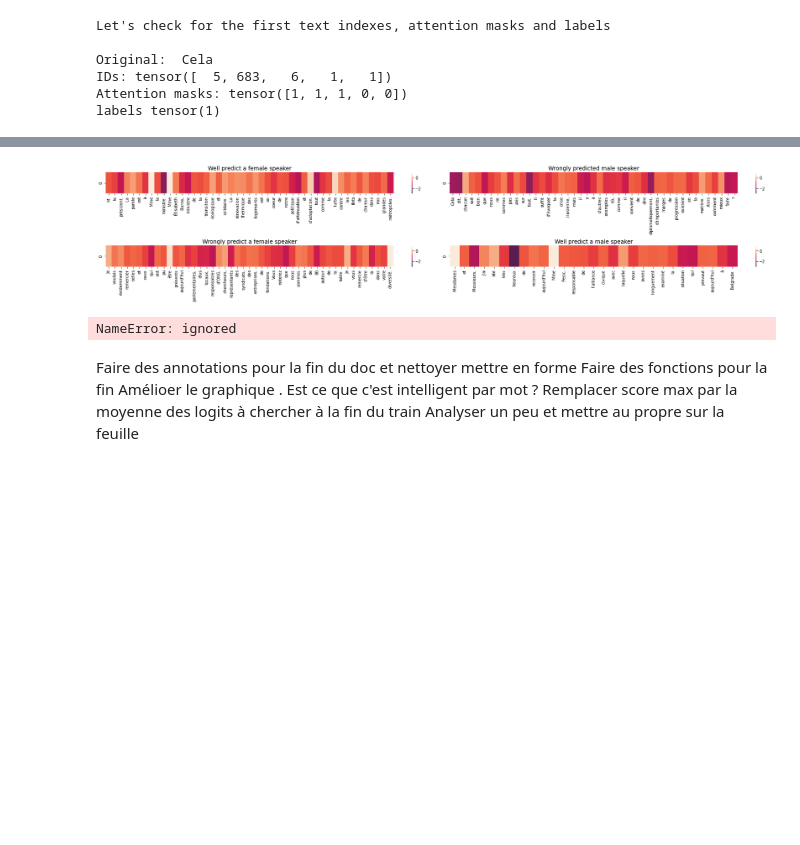
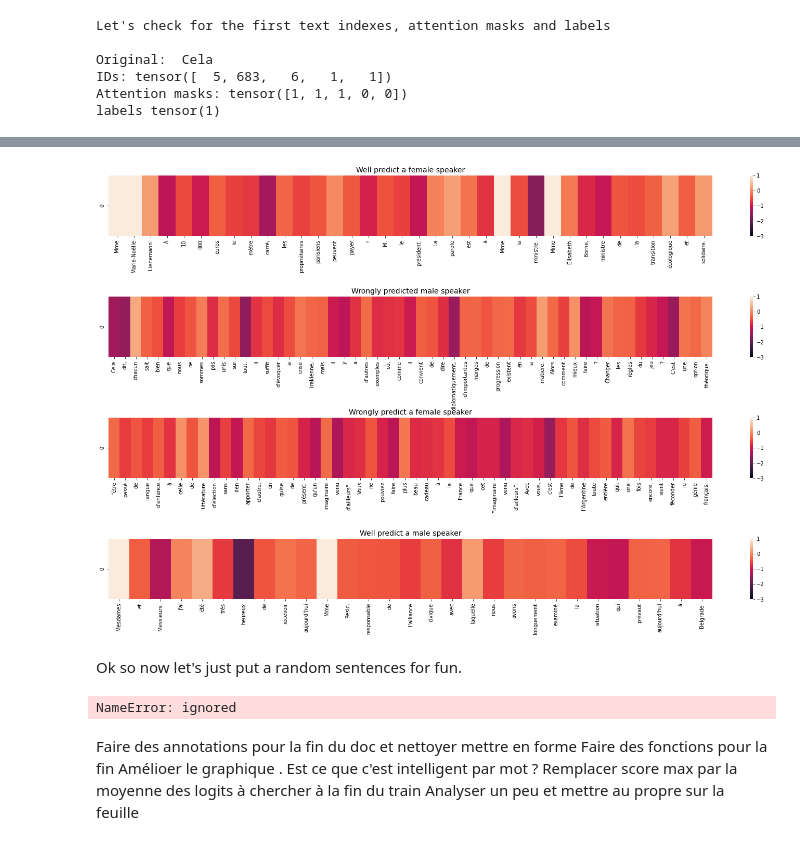
Before and after one commit to cerezamo/NLP_brouillon, a Jupyter notebook: Camembert_v2.ipynb, the cells around one changed output, grey strips where cells are left out. Drawn from its saved outputs; the diff is of its cells as text; code cells hidden in the pictures; blank space fills up the shorter version.

```diff
--- a/Camembert_v2.ipynb
+++ b/Camembert_v2.ipynb
@@ -1554,7 +1554,7 @@ def split_document_to_limit_phrases(MAX_TOKENS,df):
 # %%
 # We split those texts into pieces of 50 tokens
 sentence_to_analyse = pd.concat([top_texts_false_m,top_texts_true_m,top_texts_true_f,top_texts_true_f]).reset_index(drop=True)
-sentence_to_analyse=split_document_to_limit_phrases(50,sentence_to_analyse)
+sentence_to_analyse=split_document_to_limit_phrases(60,sentence_to_analyse)
 sentence_to_analyse=sentence_to_analyse[sentence_to_analyse.Texte!='']
 # %%
 # Sentences we will analyze
@@ -1795,47 +1798,33 @@ df_plot_true_f.columns=list(result_words[result_words.index_df==identifier[3]].T
 # %%
 import seaborn as sns
 import pandas as pd
 import numpy as np
 import matplotlib.pyplot as plt
 
-fig = plt.figure(figsize=(25,5))
+fig = plt.figure(figsize=(26,15))
 
 #  heatmap - female subplot
-fig.add_subplot(221)
+fig.add_subplot(411)
 plt.title('Well predict a female speaker', fontsize=14)
 sns.heatmap(df_plot_true_f, annot=False, fmt='.2f',vmin=-3,vmax=1)
 
 #  heatmap - male subplot
-fig.add_subplot(222)
+fig.add_subplot(412)
 plt.title('Wrongly predicted male speaker', fontsize=14)
 sns.heatmap(df_plot_false_m, annot=False, fmt='.2f',vmin=-3,vmax=1 )
 
 #  heatmap - male subplot
-fig.add_subplot(223)
+fig.add_subplot(413)
 plt.title('Wrongly predict a female speaker', fontsize=14)
 sns.heatmap(df_plot_false_f, annot=False, fmt='.2f',vmin=-3,vmax=1 )
 
 #  heatmap - male subplot
-fig.add_subplot(224)
+fig.add_subplot(414)
 plt.title('Well predict a male speaker', fontsize=14)
 sns.heatmap(df_plot_true_m, annot=False, fmt='.2f',vmin=-3,vmax=1 )
 
-fig.tight_layout()
+plt.subplots_adjust(hspace=1)
+#fig.tight_layout(pad=3.0)
 plt.show()
 # %% [output]
-[figure, old version]
+[figure, new version]
-# %%
-
-
-cbar_ax = fig.add_axes([.91,.3,.03,.4])
-sns.heatmap(pd1.corr(),ax=ax0,cbar=True,vmin=-1,vmax=1,cbar_ax = cbar_ax)
-ax0.set_title('title1')
-sns.heatmap(pd2.corr(),ax=ax1,cbar=True,vmin=-1,vmax=1,cbar_ax = cbar_ax)
-ax1.set_title('title 2')
-fig.suptitle('big title',fontsize=20)
-#saving figure for publication if needed
-plt.savefig('save.tif', dpi=300)
-plt.show()
-cbar_ax = fig.add_axes([.91,.3,.03,.4])
-# %% [output]
-NameError: ignored
@@ -1847,3 +1831,9 @@ plt.show()
+# %% [markdown]
+Ok so now let's just put a random sentences for fun.
+# %%
+pd.DataFrame(data={col1:Texte,})
+# %% [output]
+NameError: ignored
 # %% [markdown]
 Faire des annotations pour la fin du doc et nettoyer mettre en forme
 Faire des fonctions pour la fin
```
Also changed, not shown: parts of 10 cells of this notebook.
